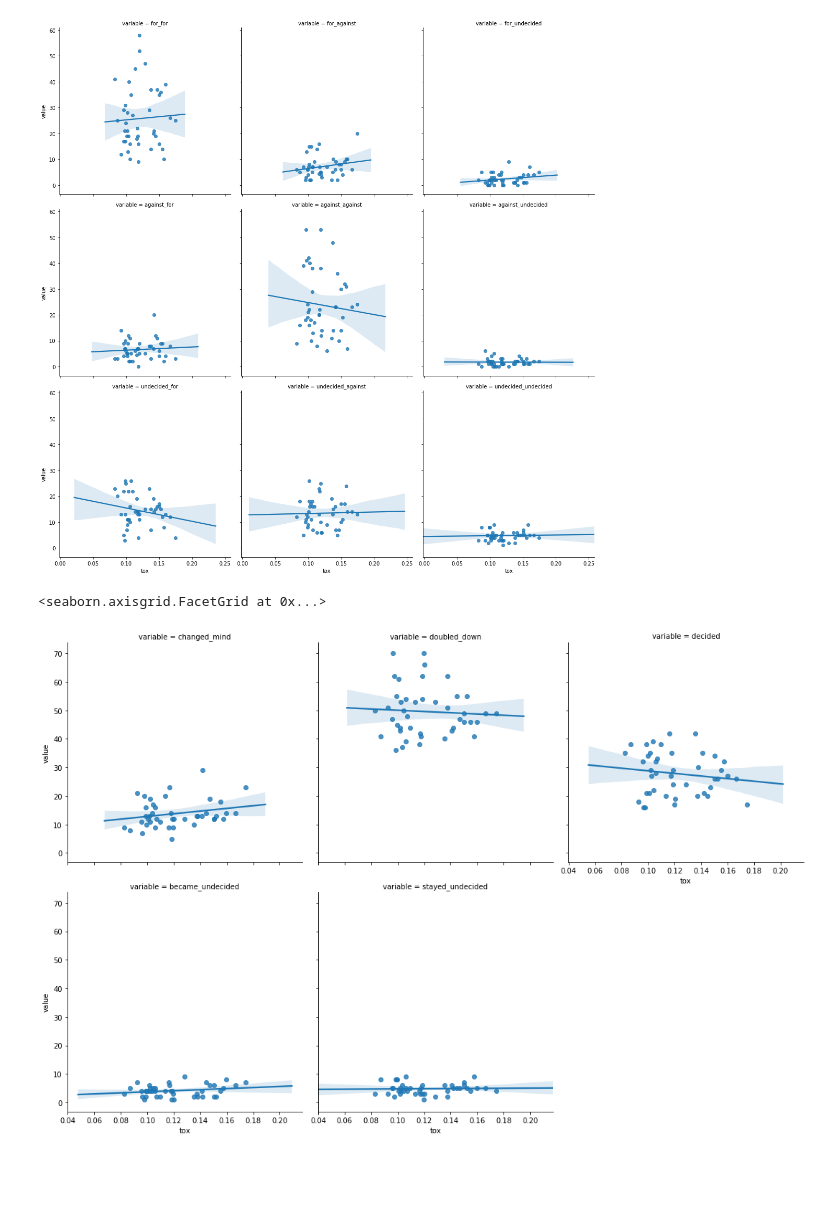
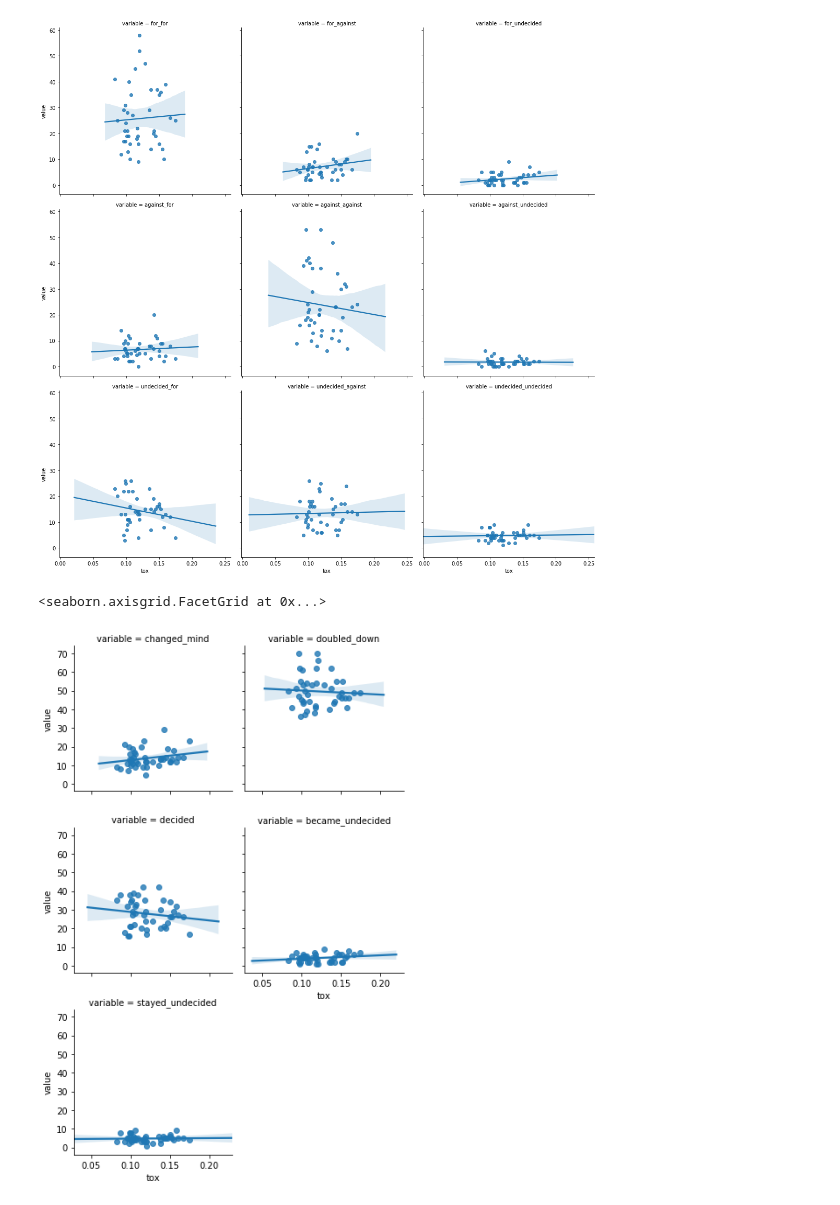
Before and after one commit to rjz46/Cornell-Conversational-Analysis-Toolkit, a Jupyter notebook: datasets/reddit_coarse_discourse-corpus/A1E_Upvote_Toxicity_Transformer.ipynb, the cells around one changed output. Saved outputs shown, nothing was run; the diff lists cells and outputs as text; code cells hidden in the pictures; blank space fills up the shorter version.

```diff
--- a/datasets/reddit_coarse_discourse-corpus/A1E_Upvote_Toxicity_Transformer.ipynb
+++ b/datasets/reddit_coarse_discourse-corpus/A1E_Upvote_Toxicity_Transformer.ipynb
@@ -221,12 +221,11 @@ for convo_id in small_iq2_corpus.get_conversation_ids():
 
   pre_und = results['pre']['undecided']
   post_und = results['post']['undecided']
-  delta_abs = post_und - pre_und
-  delta_abs = post_und - pre_und
   row = collections.OrderedDict((
   ('pre_und', pre_und),
   ('post_und', pre_und),
-  ('delta_abs', post_und - pre_und),
+  ('pct_became_decided', pre_und - post_und), #  = (100-post_und) - (100-pre_und)
+  ))
   row['tox'] = convo.meta['averagetoxicity']
   if results['breakdown']:
     breakdown = results['breakdown']
@@ -271,12 +270,12 @@ sns.lmplot(x='tox', y='value', col='variable', col_wrap=3, data=breakdown_df)
 # %%
 #@title Plot vote change categories
 
 changes = ['changed_mind', 'doubled_down', 'decided', 'became_undecided', 'stayed_undecided']
 
 changes_df = b_df.melt(id_vars=b_df.columns[~b_df.columns.isin(changes)], value_vars = changes)
-sns.lmplot(x='tox', y='value', col='variable', col_wrap=3, data=changes_df)#, ax=ax)
+sns.lmplot(x='tox', y='value', col='variable', col_wrap=2, data=changes_df, height=3)#, ax=ax)
 # %% [output]
 <seaborn.axisgrid.FacetGrid at 0x...>
-[figure, old version]
+[figure, new version]
 # %%
 #@title Plot undecided delta
```
Also changed, not shown: parts of 2 cells of this notebook.
